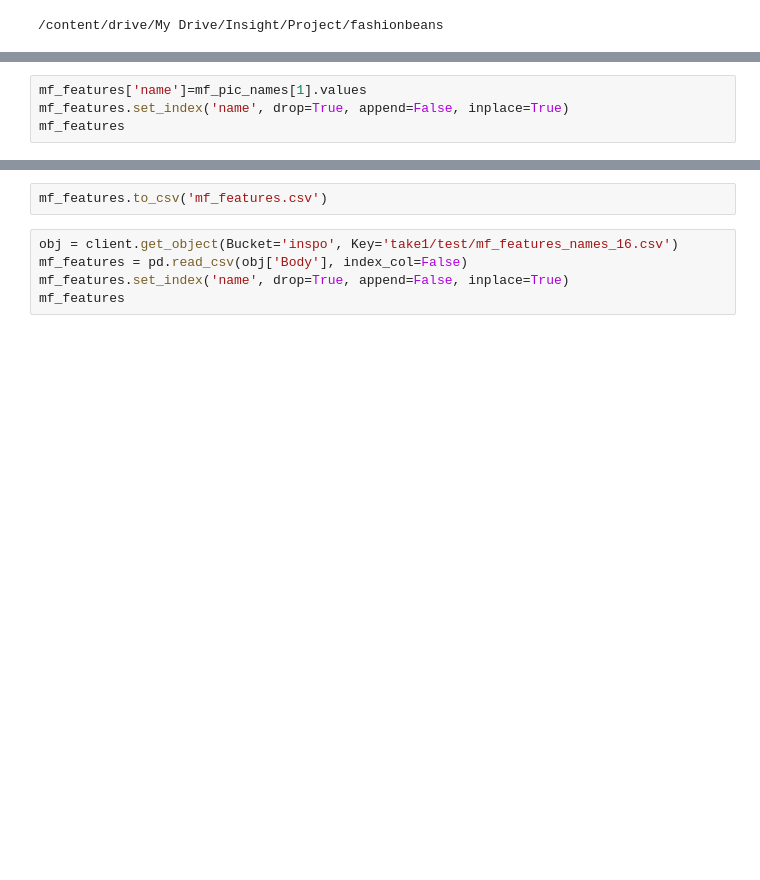
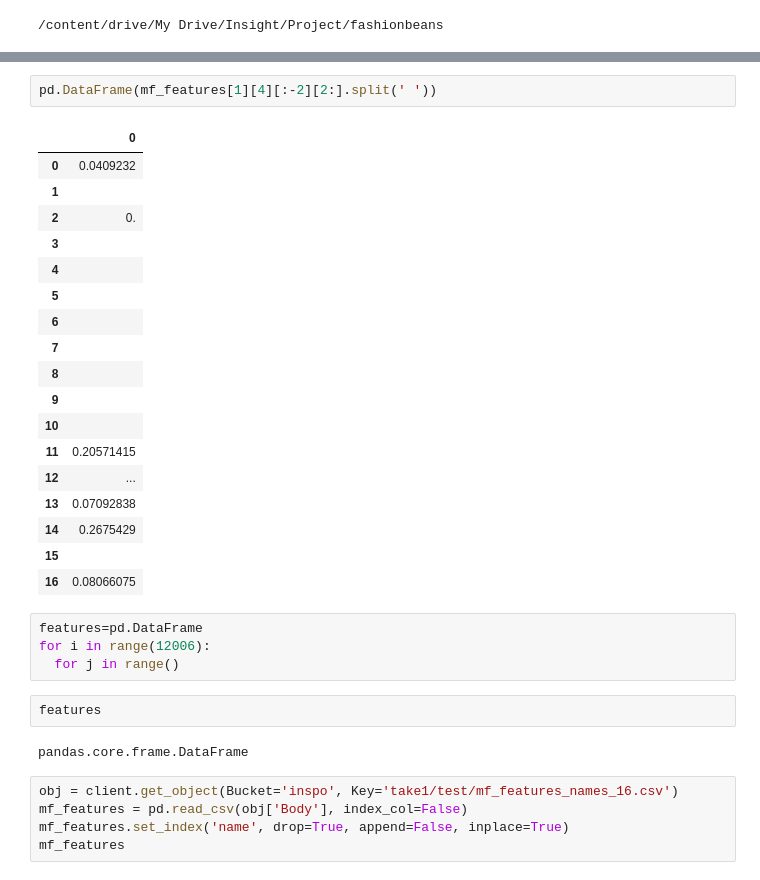
Before and after one commit to jimmyjoy43/Insight_project, a Jupyter notebook: clustering.ipynb, the cells around one changed output, grey strips where cells are left out. Saved outputs shown, nothing was run; the diff lists cells and outputs as text; blank space fills up the shorter version.

```diff
--- a/clustering.ipynb
+++ b/clustering.ipynb
@@ -77,4 +40,0 @@ mf_names
-# %%
-mf_features['name']=mf_pic_names[1].values
-mf_features.set_index('name', drop=True, append=False, inplace=True)
-mf_features
@@ -101,5 +41,32 @@ mf_features
-# %%
-mf_features.to_csv('mf_features.csv')
+# %%
+pd.DataFrame(mf_features[1][4][:-2][2:].split(' '))
+# %% [output]
+|  | 0 |
+| 0 | 0.0409232 |
+| 1 |  |
+| 2 | 0. |
+| 3 |  |
+| 4 |  |
+| 5 |  |
+| 6 |  |
+| 7 |  |
+| 8 |  |
+| 9 |  |
+| 10 |  |
+| 11 | 0.20571415 |
+| 12 | ... |
+| 13 | 0.07092838 |
+| 14 | 0.2675429 |
+| 15 |  |
+| 16 | 0.08066075 |
+# %%
+features=pd.DataFrame
+for i in range(12006):
+  for j in range()
+# %%
+features
+# %% [output]
+pandas.core.frame.DataFrame
 # %%
 obj = client.get_object(Bucket='inspo', Key='take1/test/mf_features_names_16.csv')
 mf_features = pd.read_csv(obj['Body'], index_col=False)
```
Also changed, not shown: parts of 7 cells of this notebook.
